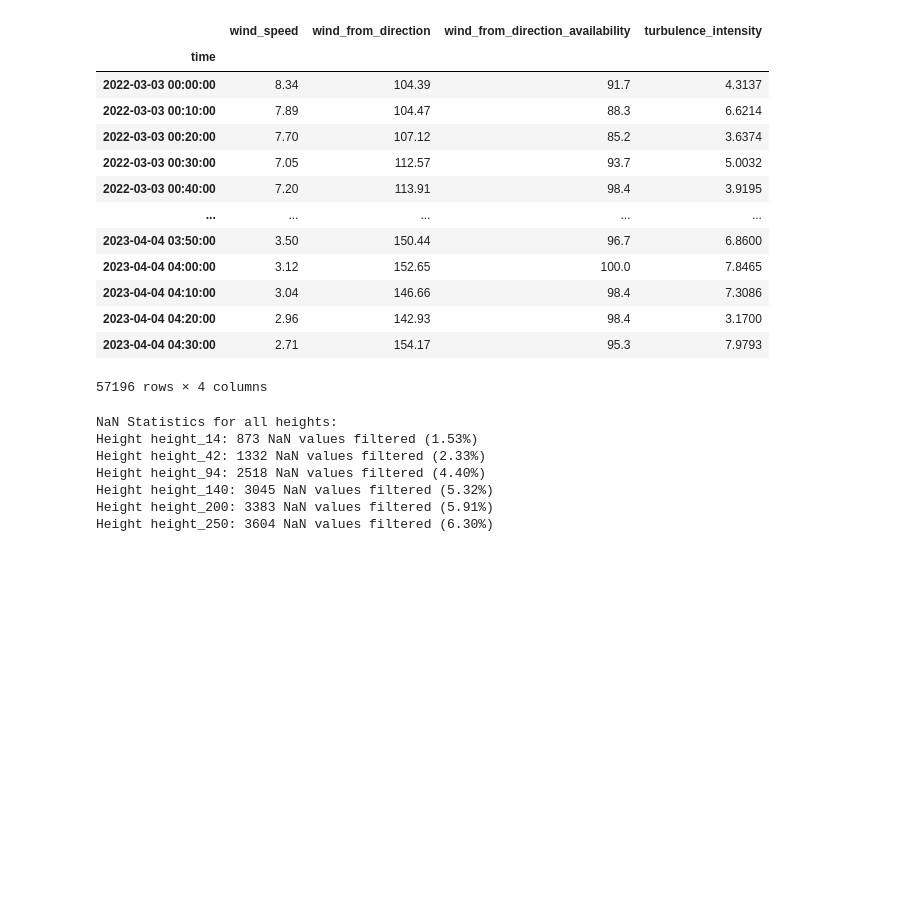
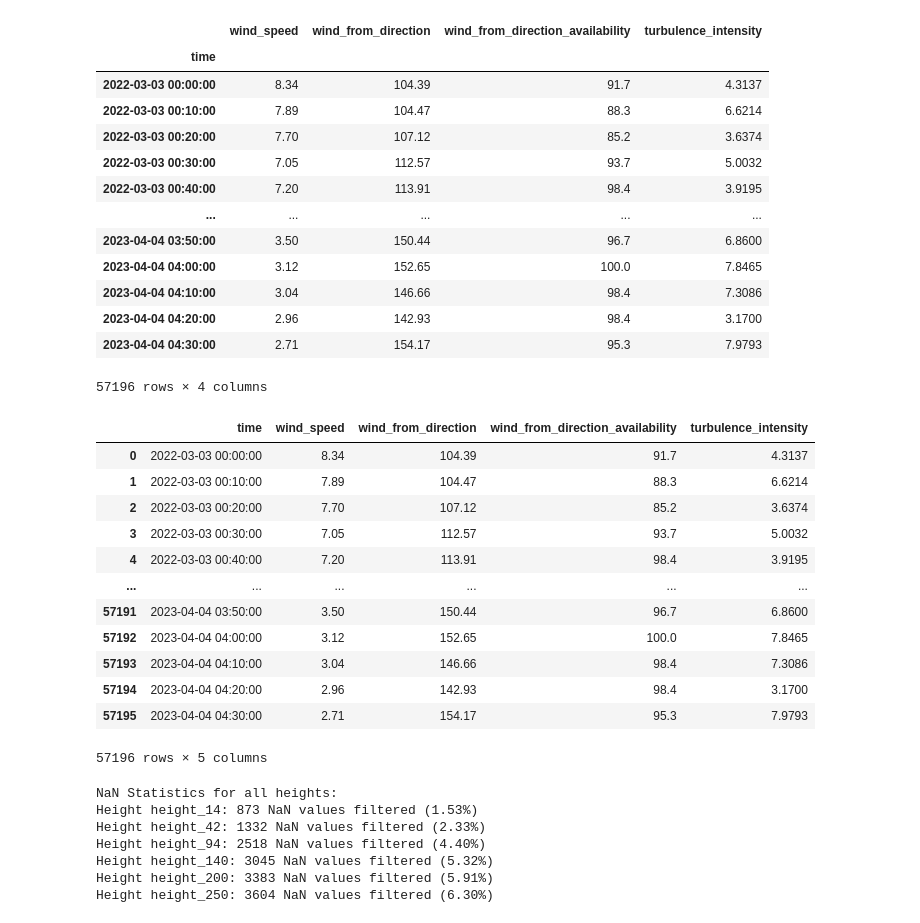
Before and after one commit to boujuan/StudentProject-Yield-Predictions-Offshore, a Jupyter notebook: Julia_Project_TASK1.ipynb, the cells around one changed output. Drawn from its saved outputs; the diff is of its cells as text; code cells hidden in the pictures; blank space fills up the shorter version.

```diff
--- a/Julia_Project_TASK1.ipynb
+++ b/Julia_Project_TASK1.ipynb
@@ -187,6 +187,64 @@ height_140
 | 2023-04-04 04:20:00 | 2.96 | 142.93 | 98.4 | 3.1700 |
 | 2023-04-04 04:30:00 | 2.71 | 154.17 | 95.3 | 7.9793 |
 57196 rows × 4 columns
+# %%
+# Height of interest 3. place in the 6. dimension of the ds = dataset
+heights = [14, 42, 94, 140, 200, 250]
+height_idx = 3
+
+# Function to process buoy data for the specific height
+def process_buoy_data(file_path, group_name):
+    # Open the nc file
+    ds = Dataset(file_path)
+
+    # Extract the time variable
+    time = ds.variables['time']
+    time = nc.num2date(time[:], time.units)
+
+    # Extract the group
+    group = ds.groups[group_name]
+
+    # Extract variables
+    wind_speed = group.variables['wind_speed'][:]
+    wind_from_direction = group.variables['wind_from_direction'][:]
+    wind_from_direction_availability = group.variables['wind_from_direction_availability'][:]
+    turbulence_intensity = group.variables['turbulence_intensity'][:]
+
+    # Create DataFrame
+    df = pd.DataFrame({
+        'time': time,
+        'wind_speed': wind_speed[:, 0, 0, height_idx],
+        'wind_from_direction': wind_from_direction[:, 0, 0, height_idx],
+        'wind_from_direction_availability': wind_from_direction_availability[:, 0, 0, height_idx],
+        'turbulence_intensity': turbulence_intensity[:, 0, 0, height_idx]
+    })
+
+    # Set time as the index
+    #df.set_index('time', inplace=True)
+
+    return df
+
+# Process buoy 6 data
+bouy6_data = process_buoy_data(file_path, 'ZX_LIDAR_WLBZ_6')
+
+# Process buoy 2 data
+#bouy2_data = process_buoy_data(bouy2_path, 'ZX_LIDAR_WLBZ_2')
+
+bouy6_data
+# %% [output]
+|  | time | wind_speed | wind_from_direction | wind_from_direction_availability | turbulence_intensity |
+| 0 | 2022-03-03 00:00:00 | 8.34 | 104.39 | 91.7 | 4.3137 |
+| 1 | 2022-03-03 00:10:00 | 7.89 | 104.47 | 88.3 | 6.6214 |
+| 2 | 2022-03-03 00:20:00 | 7.70 | 107.12 | 85.2 | 3.6374 |
+| 3 | 2022-03-03 00:30:00 | 7.05 | 112.57 | 93.7 | 5.0032 |
+| 4 | 2022-03-03 00:40:00 | 7.20 | 113.91 | 98.4 | 3.9195 |
+| ... | ... | ... | ... | ... | ... |
+| 57191 | 2023-04-04 03:50:00 | 3.50 | 150.44 | 96.7 | 6.8600 |
+| 57192 | 2023-04-04 04:00:00 | 3.12 | 152.65 | 100.0 | 7.8465 |
+| 57193 | 2023-04-04 04:10:00 | 3.04 | 146.66 | 98.4 | 7.3086 |
+| 57194 | 2023-04-04 04:20:00 | 2.96 | 142.93 | 98.4 | 3.1700 |
+| 57195 | 2023-04-04 04:30:00 | 2.71 | 154.17 | 95.3 | 7.9793 |
+57196 rows × 5 columns
 # %%
 # Dictionary to store filtered DataFrames and statistics
 filtered_dataframes = {}
```
